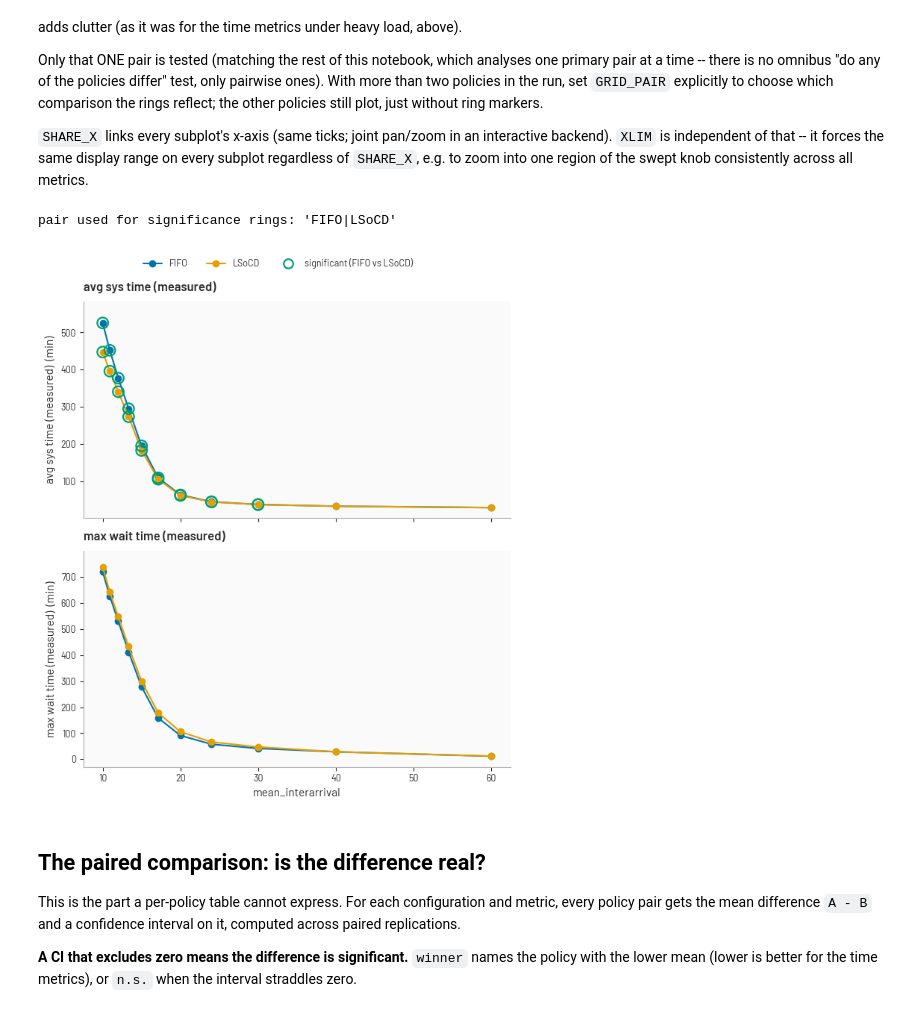
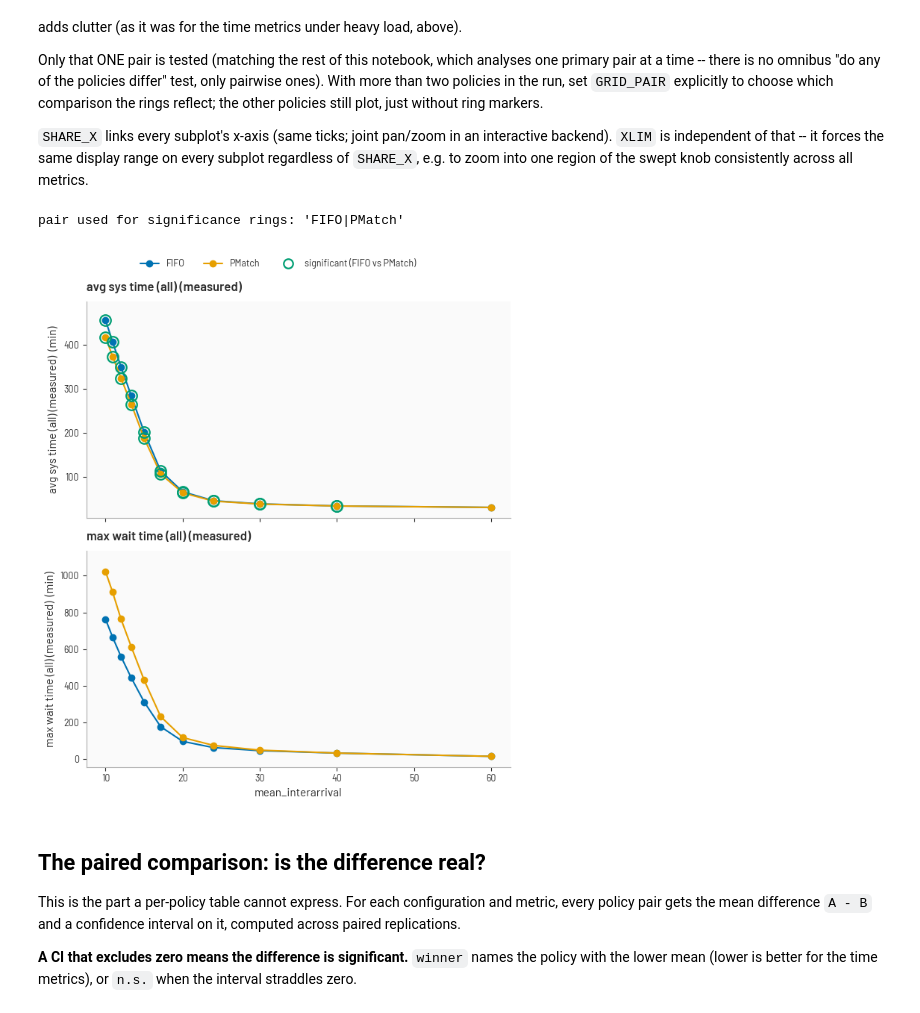
Before and after one commit to saneiimo/ChargingStationQueueing, a Jupyter notebook: policy_sweep_results.ipynb, the cells around one changed output. Saved outputs shown, nothing was run; the diff lists cells and outputs as text; code cells hidden in the pictures.

```diff
--- a/policy_sweep_results.ipynb
+++ b/policy_sweep_results.ipynb
@@ -36,7 +36,7 @@ in `experiments/run_policy_sweep.py`, `"policy_sweep"` by default).
 # %%
 print("runs on disk:", list_runs())
 
-RUN_NAME = "power_sweep"   # <-- edit me
+RUN_NAME = "queue_sweep_PMatch"   # <-- edit me
 
 results = load_results(RUN_NAME)                    # one row per (config, policy)
 comparisons = load_results(RUN_NAME, "comparisons")  # one row per (config, pair, metric)
@@ -72,6 +72,6 @@ metrics = sorted({c[:-5] for c in results.columns if c.endswith("_mean")})
 print("metric column slugs:", metrics)
 
 SWEPT = "mean_interarrival"   # the knob you varied
-METRIC = "avg charge time"       # mean sojourn W = W_q + S
+METRIC = "avg sys time (all)"       # mean sojourn W = W_q + S
 MEASURED = True              # True -> the post-warm-up counterpart
 # %% [output]
@@ -158,8 +158,8 @@ from matplotlib.lines import Line2D
 # A bare name turns the significance ring ON (default); (name, False) turns
 # it off for just that metric.
 METRICS_GRID = [
-    "avg sys time",
-    ("max wait time", False)
+    "avg sys time (all)",
+    ("max wait time (all)", False)
     #("avg charge time", False),   # ring off -- see the markdown above
 ]
 N_COLS = 1          # subplots per row
@@ -222,8 +222,14 @@ for i, (ax, name, slug, show_ring) in enumerate(zip(axes_flat, names, slugs, rin
         # toggle is on -- see the markdown above for both restrictions.
         if pol in sig_policies and sig_x:
             hit = sub[sub[SWEPT].isin(sig_x)]
-            ax.scatter(hit[SWEPT], hit[f"{slug}_mean"], s=110, facecolors="none",
-                      edgecolors=sig_color, linewidths=1.6, zorder=5)
+            # ax.plot, not ax.scatter -- so this ring goes through the same
+            # Line2D rendering/pixel-snapping as the dot it circles above.
+            # scatter's PathCollection markers snap to the pixel grid
+            # slightly differently than Line2D markers, which is what made
+            # the rings look a little off-center from their dots.
+            ax.plot(hit[SWEPT], hit[f"{slug}_mean"], marker="o", linestyle="none",
+                    markerfacecolor="none", markeredgecolor=sig_color,
+                    markeredgewidth=1.6, markersize=10.5, zorder=5)
             any_ring_drawn = any_ring_drawn or len(hit) > 0
 
     if XLIM is not None:
@@ -233,35 +239,35 @@ for i, (ax, name, slug, show_ring) in enumerate(zip(axes_flat, names, slugs, rin
     # each panel is a different metric with its own units. `i + ncols >= n`
     # is "nothing plotted directly below me", which is also correct for a
     # ragged last row (fewer metrics than nrows*ncols).
     is_col_bottom = (i + ncols) >= n
     if SHARE_X and not is_col_bottom:
         ax.tick_params(axis="x", labelbottom=False)
     else:
         ax.set_xlabel(SWEPT)
     ax.set_ylabel(f"{name}  (min)" if "time" in name else name)
     style_axes(ax, title=name)
 
 # Hide any unused trailing axes when METRICS_GRID doesn't fill the grid.
 for ax in axes_flat[n:]:
     ax.set_visible(False)
 
 # One shared legend for the whole grid: a handle per policy, plus one for
 # the significance ring -- omitted entirely if no subplot actually drew one.
 handles = [Line2D([0], [0], color=c, marker="o", label=p)
           for p, c in zip(policies, colors)]
 if any_ring_drawn:
     handles.append(Line2D(
         [0], [0], marker="o", linestyle="none", markerfacecolor="none",
         markeredgecolor=sig_color, markeredgewidth=1.6, markersize=9,
         label=f"significant ({pair.replace('|', ' vs ')})",
     ))
 fig.legend(handles=handles, loc="upper center", bbox_to_anchor=(0.5, 1.04),
           ncol=len(handles), frameon=False, fontsize=9)
 plt.tight_layout()
 plt.show()
 # %% [output]
-pair used for significance rings: 'FIFO|LSoCD'
+pair used for significance rings: 'FIFO|PMatch'
-[figure, old version]
+[figure, new version]
 # %% [markdown]
 ## The paired comparison: is the difference real?
 
```
Also changed, not shown: parts of 7 cells of this notebook, 1 other file.
